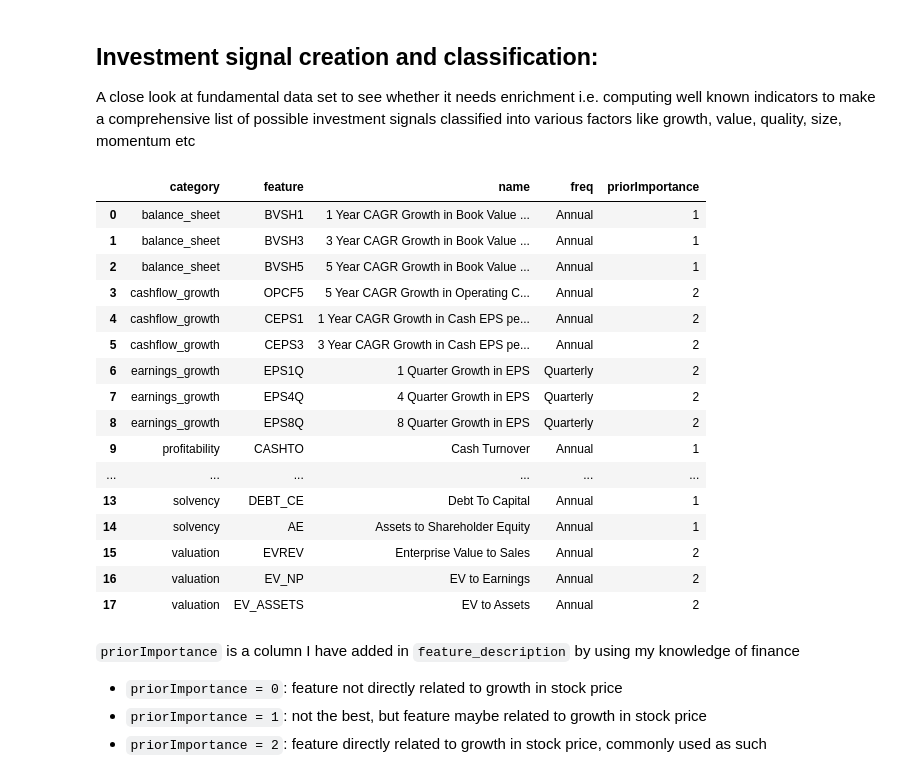
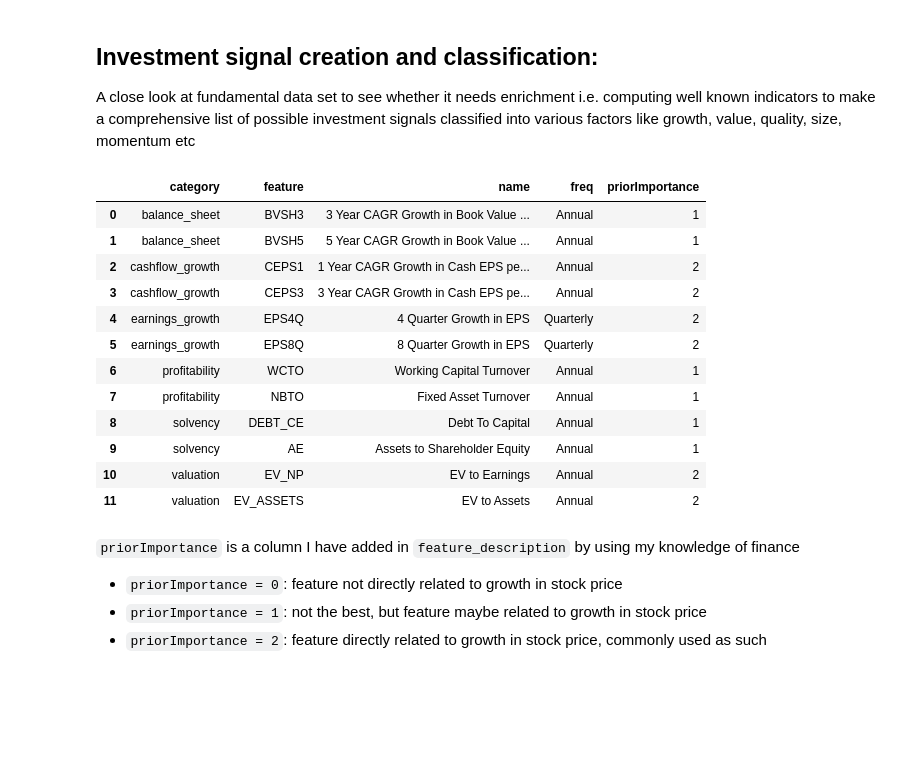
Before and after one commit to SiluPanda/capstone, a Jupyter notebook: CapstoneProject.ipynb, the cells around one changed output. Drawn from its saved outputs; the diff is of its cells as text; code cells hidden in the pictures; blank space fills up the shorter version.

```diff
--- a/CapstoneProject.ipynb
+++ b/CapstoneProject.ipynb
@@ -320,26 +322,22 @@ balance_sheet['category'] = 'balance_sheet'
 feature_desription = pd.concat([solvency,valuation,profitability,earnings_growth,
                                 cashflow_growth,balance_sheet])
 # %%
-#show 3 features from each category
-feature_desription.groupby('category').apply(lambda x:x[-4:-1]).drop('category',1).reset_index().drop('level_1',1)
+#show 2 features from each category
+feature_desription.groupby('category').apply(lambda x:x[-3:-1]).drop('category',1).reset_index().drop('level_1',1)
 # %% [output]
 |  | category | feature | name | freq | priorImportance |
-| 0 | balance_sheet | BVSH1 | 1 Year CAGR Growth in Book Value ... | Annual | 1 |
-| 1 | balance_sheet | BVSH3 | 3 Year CAGR Growth in Book Value ... | Annual | 1 |
-| 2 | balance_sheet | BVSH5 | 5 Year CAGR Growth in Book Value ... | Annual | 1 |
-| 3 | cashflow_growth | OPCF5 | 5 Year CAGR Growth in Operating C... | Annual | 2 |
-| 4 | cashflow_growth | CEPS1 | 1 Year CAGR Growth in Cash EPS pe... | Annual | 2 |
-| 5 | cashflow_growth | CEPS3 | 3 Year CAGR Growth in Cash EPS pe... | Annual | 2 |
-| 6 | earnings_growth | EPS1Q | 1 Quarter Growth in EPS | Quarterly | 2 |
-| 7 | earnings_growth | EPS4Q | 4 Quarter Growth in EPS | Quarterly | 2 |
-| 8 | earnings_growth | EPS8Q | 8 Quarter Growth in EPS | Quarterly | 2 |
-| 9 | profitability | CASHTO | Cash Turnover | Annual | 1 |
-| ... | ... | ... | ... | ... | ... |
-| 13 | solvency | DEBT_CE | Debt To Capital | Annual | 1 |
-| 14 | solvency | AE | Assets to Shareholder Equity | Annual | 1 |
-| 15 | valuation | EVREV | Enterprise Value to Sales | Annual | 2 |
-| 16 | valuation | EV_NP | EV to Earnings | Annual | 2 |
-| 17 | valuation | EV_ASSETS | EV to Assets | Annual | 2 |
+| 0 | balance_sheet | BVSH3 | 3 Year CAGR Growth in Book Value ... | Annual | 1 |
+| 1 | balance_sheet | BVSH5 | 5 Year CAGR Growth in Book Value ... | Annual | 1 |
+| 2 | cashflow_growth | CEPS1 | 1 Year CAGR Growth in Cash EPS pe... | Annual | 2 |
+| 3 | cashflow_growth | CEPS3 | 3 Year CAGR Growth in Cash EPS pe... | Annual | 2 |
+| 4 | earnings_growth | EPS4Q | 4 Quarter Growth in EPS | Quarterly | 2 |
+| 5 | earnings_growth | EPS8Q | 8 Quarter Growth in EPS | Quarterly | 2 |
+| 6 | profitability | WCTO | Working Capital Turnover | Annual | 1 |
+| 7 | profitability | NBTO | Fixed Asset Turnover | Annual | 1 |
+| 8 | solvency | DEBT_CE | Debt To Capital | Annual | 1 |
+| 9 | solvency | AE | Assets to Shareholder Equity | Annual | 1 |
+| 10 | valuation | EV_NP | EV to Earnings | Annual | 2 |
+| 11 | valuation | EV_ASSETS | EV to Assets | Annual | 2 |
 # %% [markdown]
  `priorImportance` is a column I have added in `feature_description` by using my knowledge of finance
 * `priorImportance = 0`:   feature not directly related to growth in stock price
```
Also changed, not shown: parts of 17 cells of this notebook.
